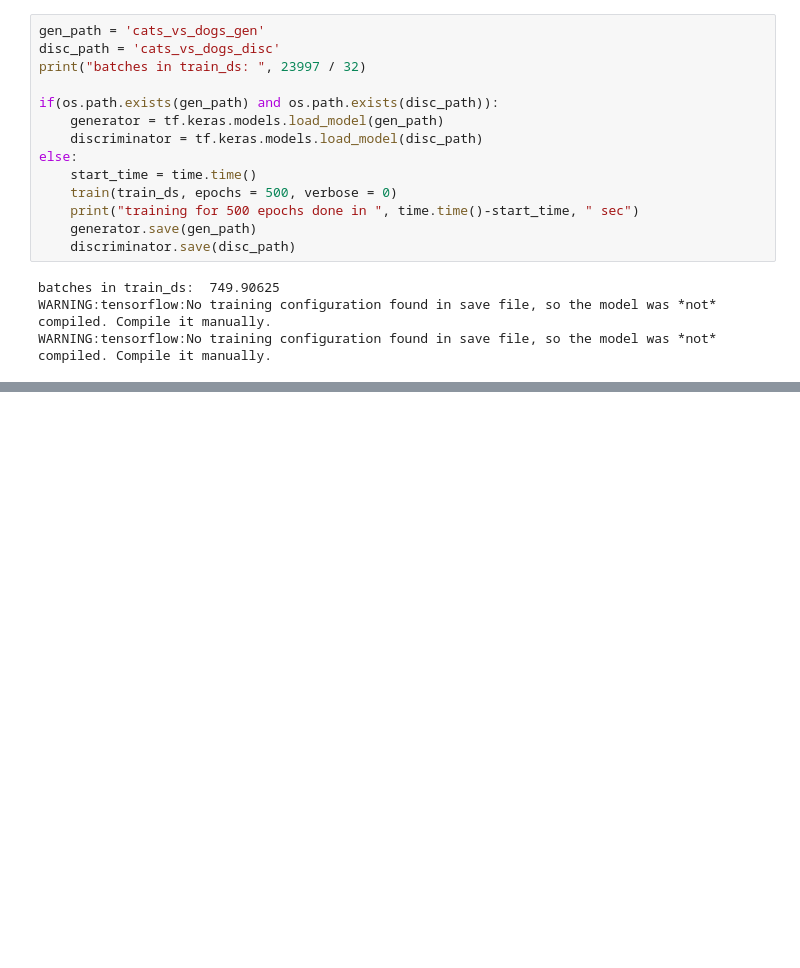
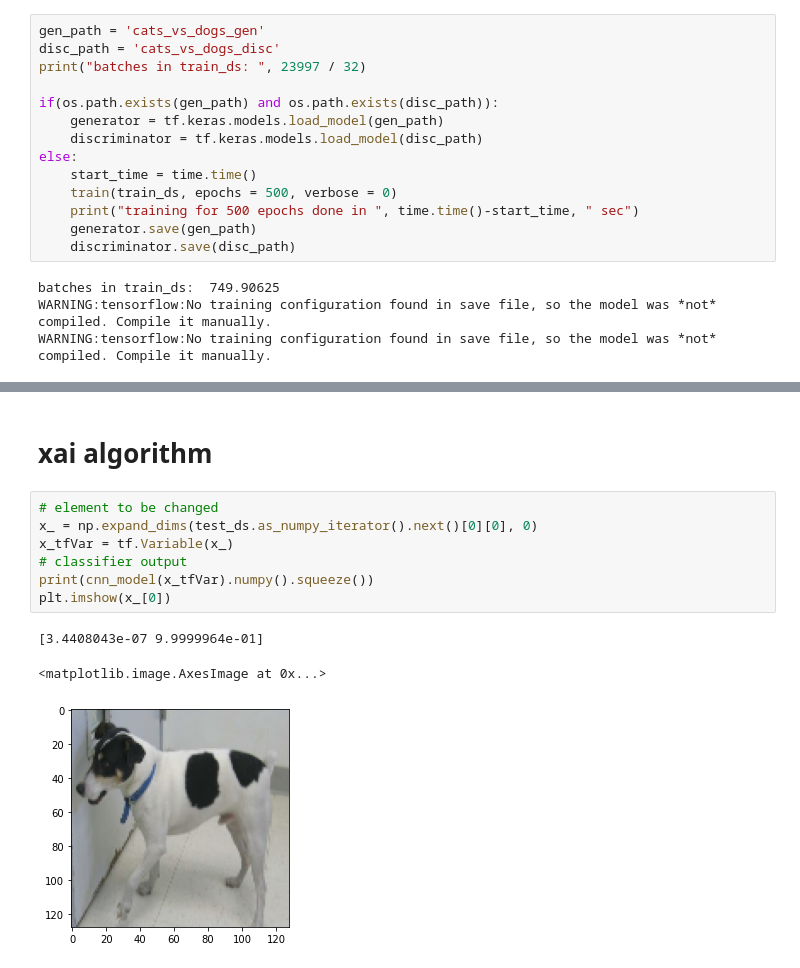
Before and after one commit to tomheit/xai_gan, a Jupyter notebook: xai_gan_cats_vs_dogs.ipynb, the cells around one changed output, grey strips where cells are left out. Drawn from its saved outputs; the diff is of its cells as text; blank space fills up the shorter version.

```diff
--- a/xai_gan_cats_vs_dogs.ipynb
+++ b/xai_gan_cats_vs_dogs.ipynb
@@ -485,0 +483,13 @@ tf.Tensor([[0.9850071]], shape=(1, 1), dtype=float32)
+# %% [markdown]
+# xai algorithm
+# %%
+# element to be changed
+x_ = np.expand_dims(test_ds.as_numpy_iterator().next()[0][0], 0)
+x_tfVar = tf.Variable(x_)
+# classifier output
+print(cnn_model(x_tfVar).numpy().squeeze())
+plt.imshow(x_[0])
+# %% [output]
+[3.4408043e-07 9.9999964e-01]
+<matplotlib.image.AxesImage at 0x...>
+[figure, added]
```
Also changed, not shown: parts of 8 cells of this notebook, 1 other file.
